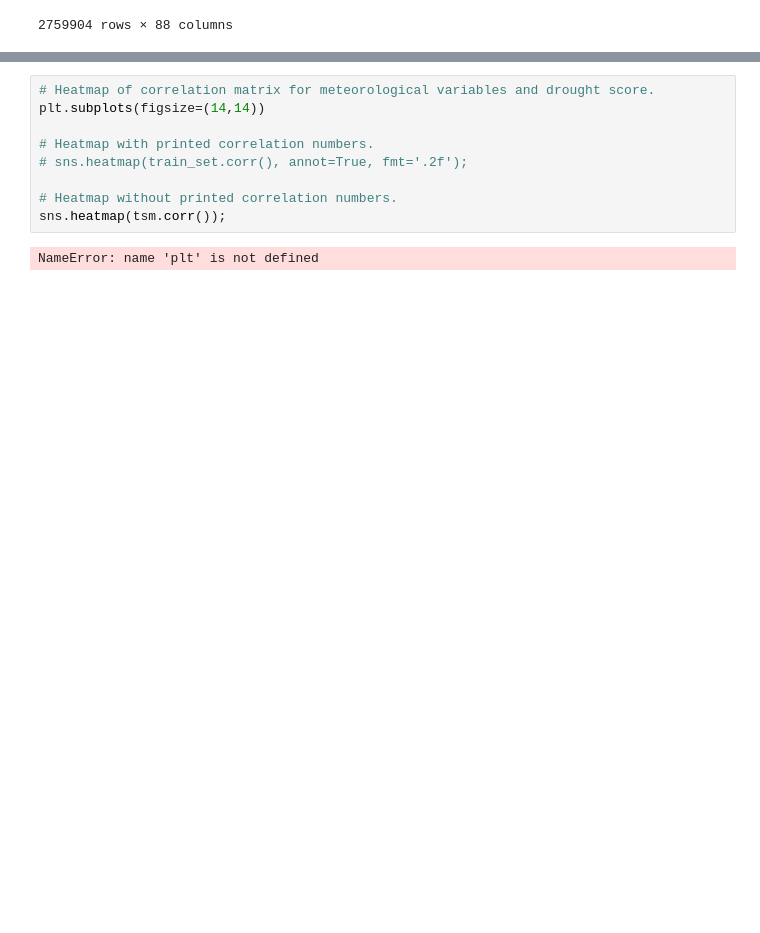
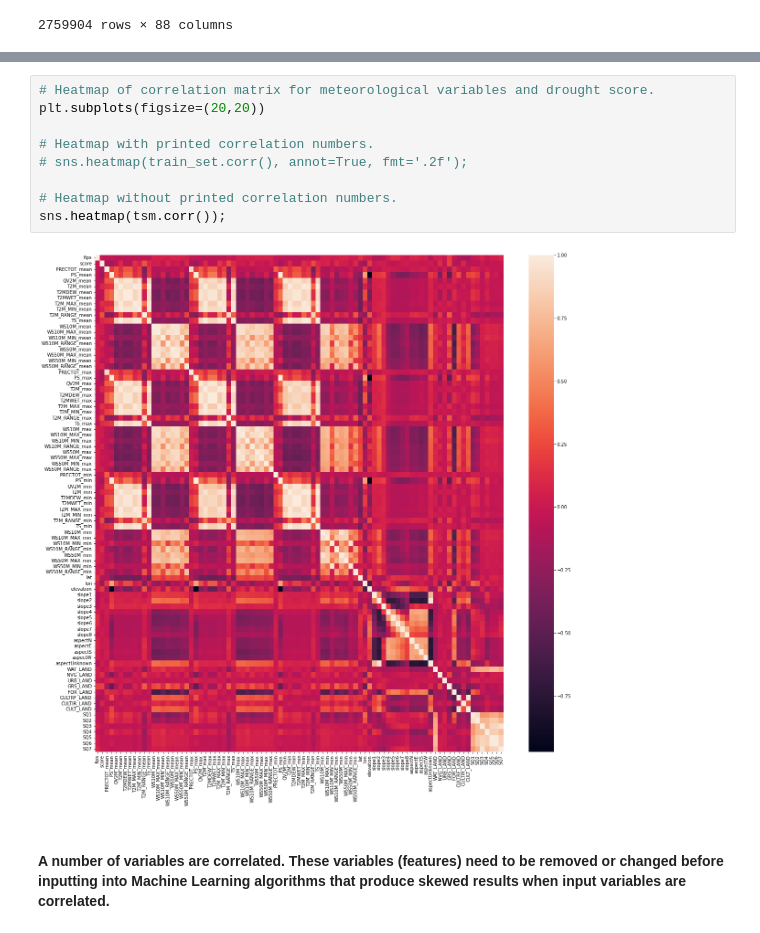
Before and after one commit to ChadDelany/drought_prediction, a Jupyter notebook: Notebooks/04_Modeling.ipynb, the cells around one changed output, grey strips where cells are left out. Cells and saved outputs as stored; diff of their text form; blank space fills up the shorter version.

Commit message:
heatmap for complete stats dataset

```diff
--- a/Notebooks/04_Modeling.ipynb
+++ b/Notebooks/04_Modeling.ipynb
@@ -39,11 +61,13 @@ tsm
 # %%
 # Heatmap of correlation matrix for meteorological variables and drought score.
-plt.subplots(figsize=(14,14))
+plt.subplots(figsize=(20,20))
 
 # Heatmap with printed correlation numbers.
 # sns.heatmap(train_set.corr(), annot=True, fmt='.2f');
 
 # Heatmap without printed correlation numbers.
 sns.heatmap(tsm.corr());
 # %% [output]
-NameError: name 'plt' is not defined
+[figure, added]
+# %% [markdown]
+#### A number of variables are correlated.  These variables (features) need to be removed or changed before inputting into Machine Learning algorithms that produce skewed results when input variables are correlated.
```
Also changed, not shown: parts of 2 cells of this notebook.
